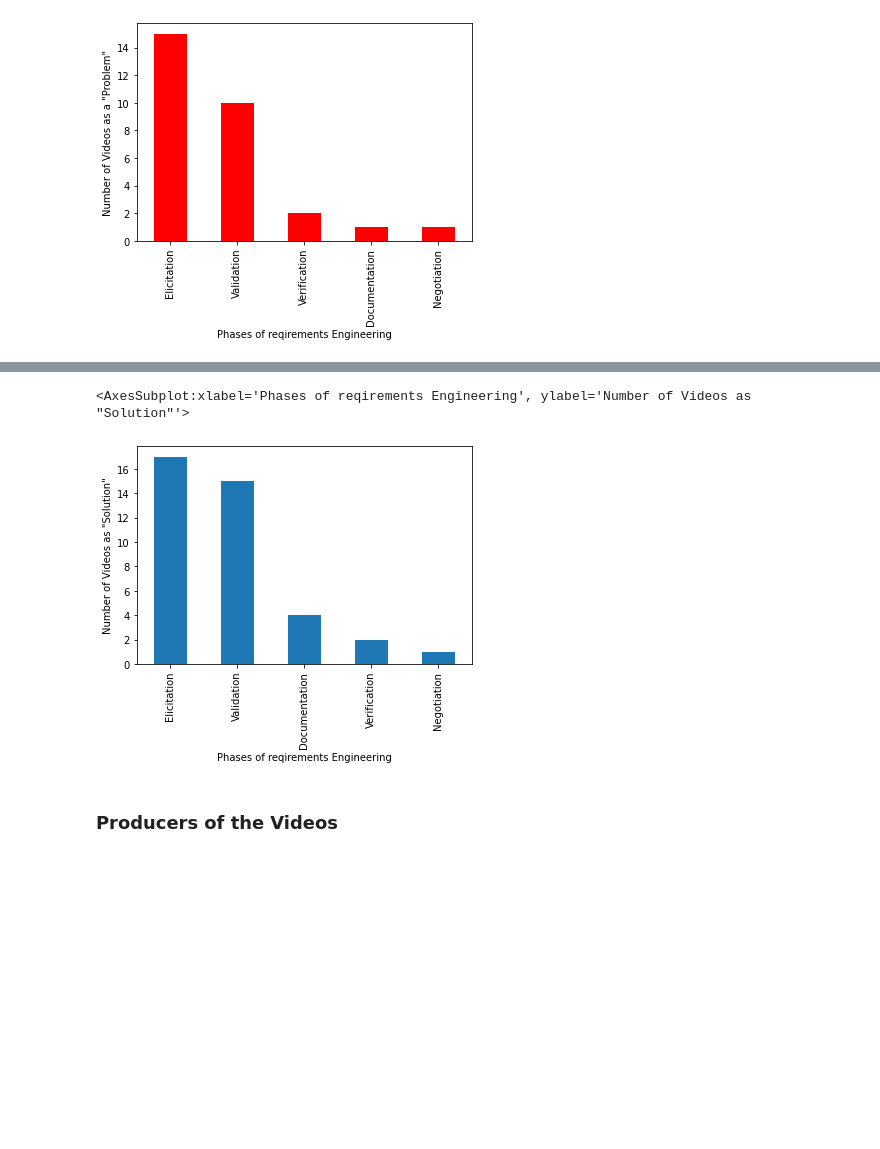
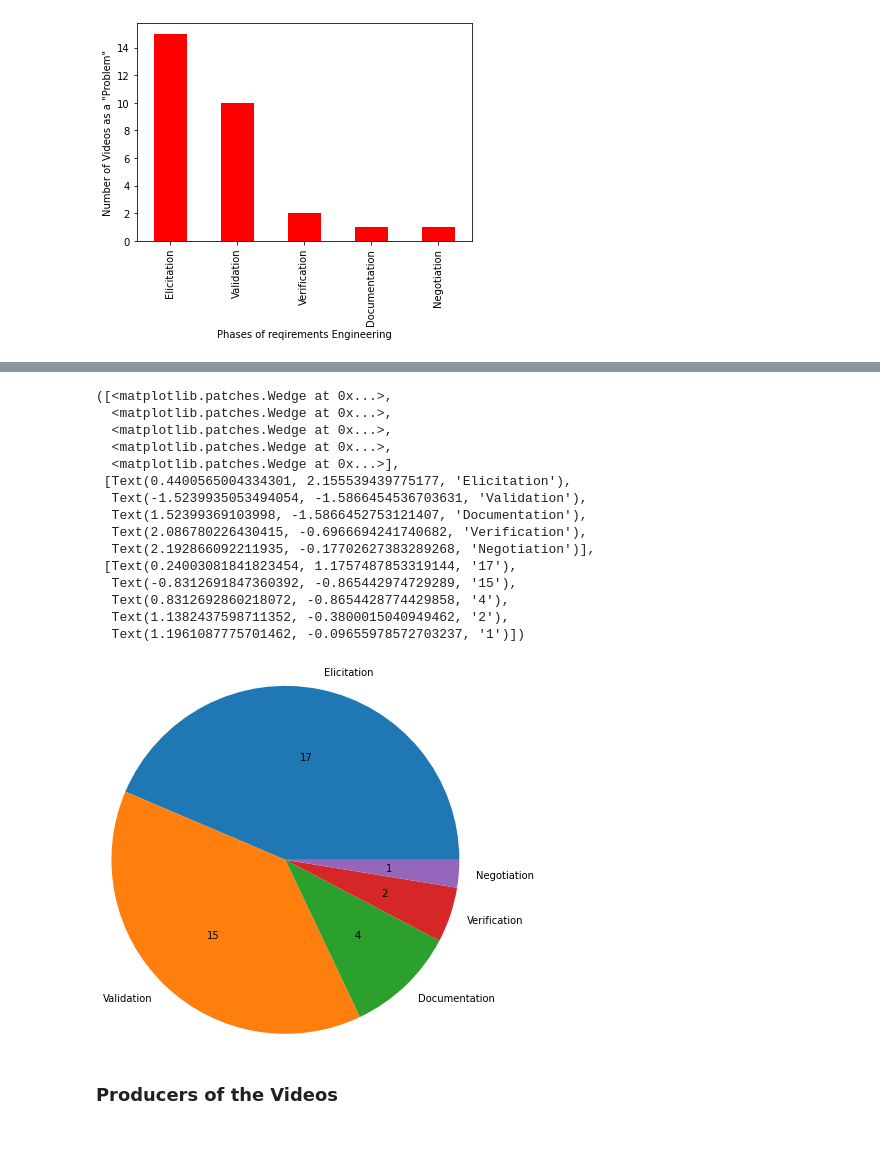
Before and after one commit to AlexHahnGF/bachelor, a Jupyter notebook: Untitled.ipynb, the cells around one changed output, grey strips where cells are left out. Drawn from its saved outputs; the diff is of its cells as text; code cells hidden in the pictures; blank space fills up the shorter version.

Commit message:
representation as pie graph added

```diff
--- a/Untitled.ipynb
+++ b/Untitled.ipynb
@@ -355,11 +389,27 @@ df['re_phase'].value_counts().plot(kind='bar',
 # %%
 df = pd.DataFrame(context_data_solution)
-df['re_phase'].value_counts().plot(kind='bar',
-                                         xlabel='Phases of reqirements Engineering',
-                                         ylabel='Number of Videos as "Solution"')
+plt_labels = df['re_phase'].value_counts().index.tolist()
+plt.pie(df['re_phase'].value_counts(),
+                   labels = plt_labels,
+                   autopct=lambda x: '{:.0f}'.format(x * len(context_data_solution) / 100),
+                   radius=2)
 # %% [output]
-<AxesSubplot:xlabel='Phases of reqirements Engineering', ylabel='Number of Videos as "Solution"'>
+([<matplotlib.patches.Wedge at 0x...>,
+  <matplotlib.patches.Wedge at 0x...>,
+  <matplotlib.patches.Wedge at 0x...>,
+  <matplotlib.patches.Wedge at 0x...>,
+  <matplotlib.patches.Wedge at 0x...>],
+ [Text(0.4400565004334301, 2.155539439775177, 'Elicitation'),
+  Text(-1.5239935053494054, -1.5866454536703631, 'Validation'),
+  Text(1.52399369103998, -1.5866452753121407, 'Documentation'),
+  Text(2.086780226430415, -0.6966694241740682, 'Verification'),
+  Text(2.192866092211935, -0.17702627383289268, 'Negotiation')],
+ [Text(0.24003081841823454, 1.1757487853319144, '17'),
+  Text(-0.8312691847360392, -0.865442974729289, '15'),
+  Text(0.8312692860218072, -0.8654428774429858, '4'),
+  Text(1.1382437598711352, -0.3800015040949462, '2'),
+  Text(1.1961087775701462, -0.09655978572703237, '1')])
-[figure, old version]
+[figure, new version]
 # %% [markdown]
 <h3> Producers of the Videos<h3>
 # %%
```
Also changed, not shown: parts of 14 cells of this notebook.
